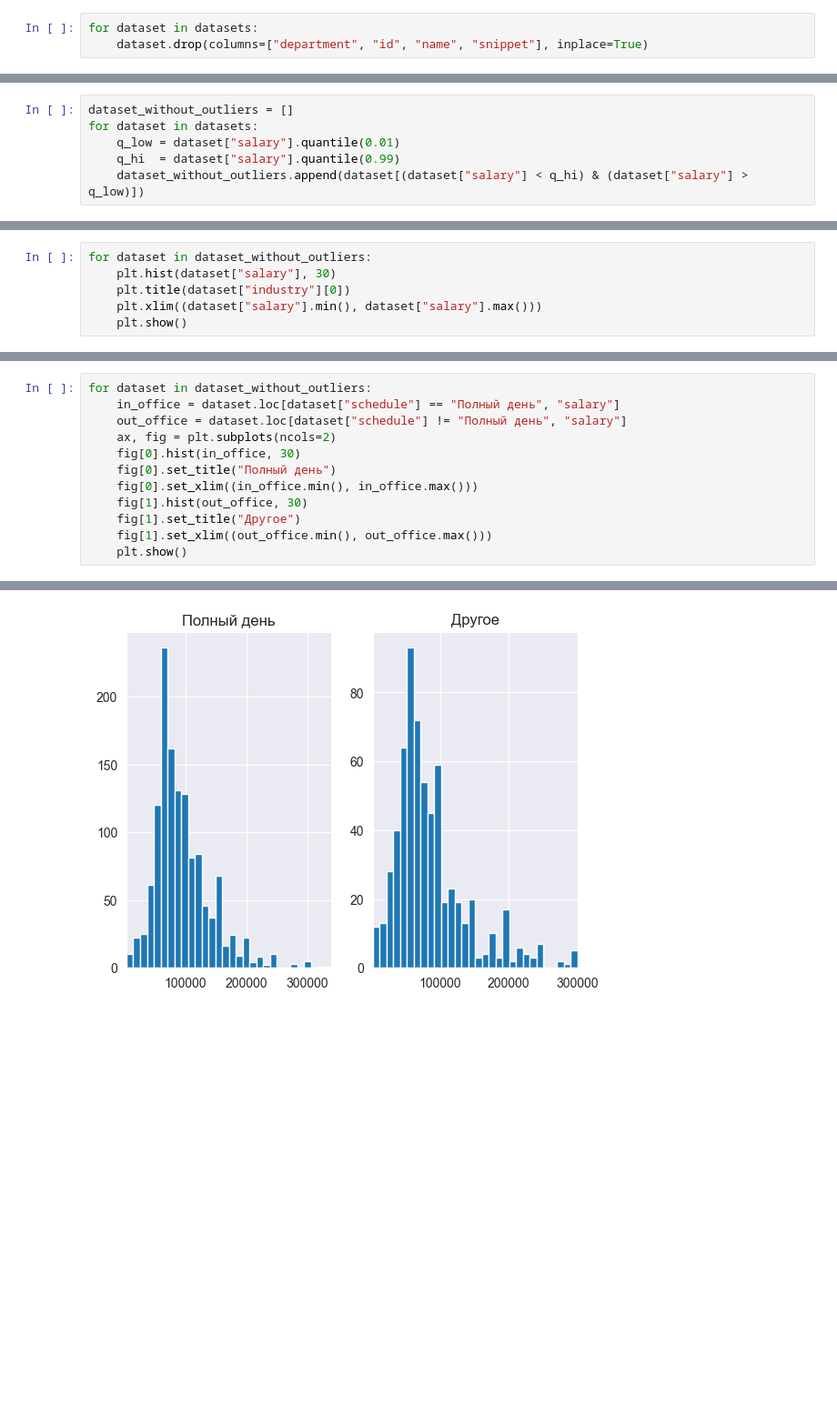
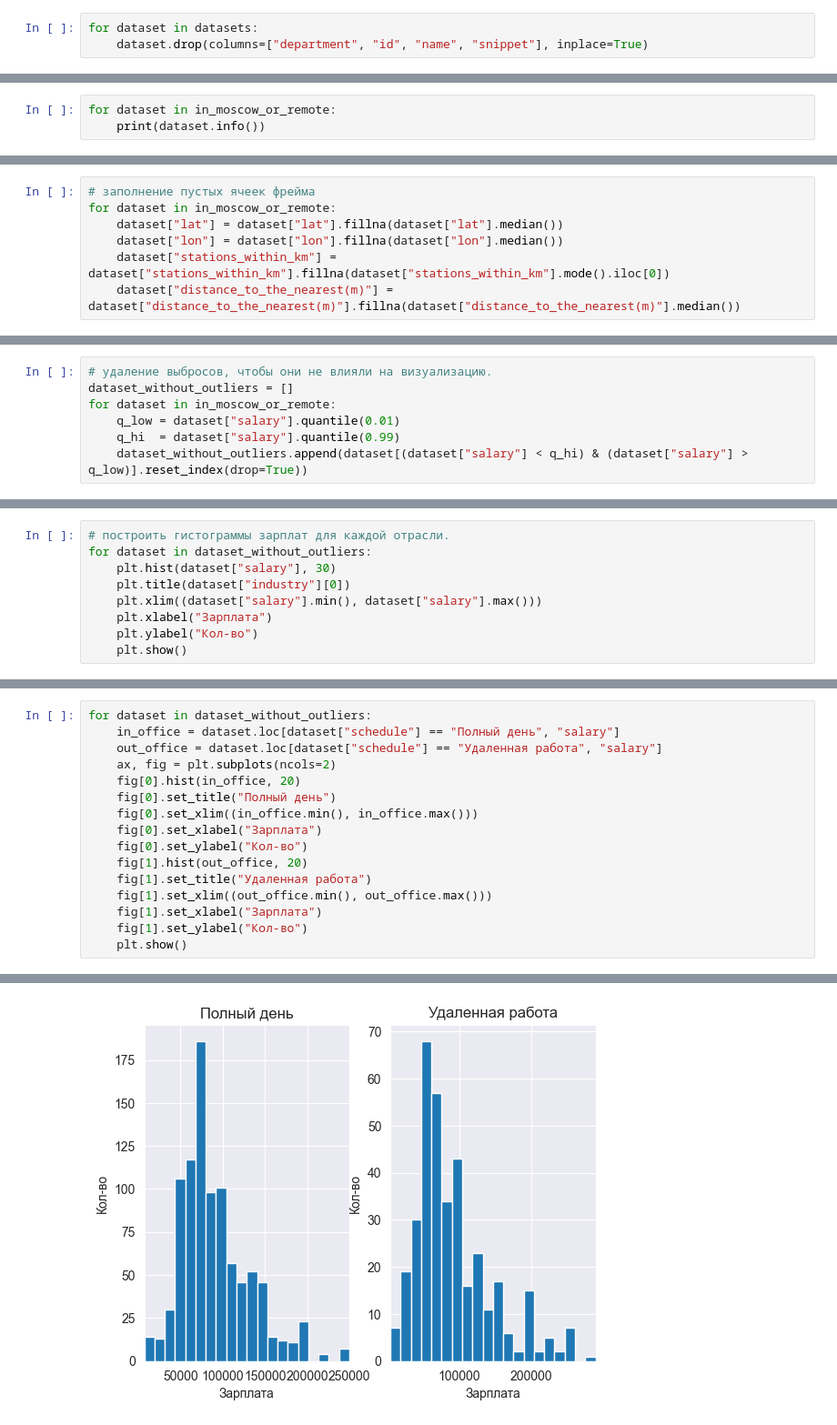
Before and after one commit to msaltovsky/hh_ru_vacancies_analysis, a Jupyter notebook: hh_vacancies_analyzis.ipynb, the cells around one changed output, grey strips where cells are left out. Shown at 91% size. Cells and saved outputs as stored; diff of their text form; blank space fills up the shorter version.

```diff
--- a/hh_vacancies_analyzis.ipynb
+++ b/hh_vacancies_analyzis.ipynb
@@ -232,0 +190,3 @@ Name: count, dtype: int64
+# %%
+for dataset in in_moscow_or_remote:
+    print(dataset.info())
@@ -236,0 +215,7 @@ Name: count, dtype: int64
+# %%
+# заполнение пустых ячеек фрейма
+for dataset in in_moscow_or_remote:
+    dataset["lat"] = dataset["lat"].fillna(dataset["lat"].median())
+    dataset["lon"] = dataset["lon"].fillna(dataset["lon"].median())
+    dataset["stations_within_km"] = dataset["stations_within_km"].fillna(dataset["stations_within_km"].mode().iloc[0])
+    dataset["distance_to_the_nearest(m)"] = dataset["distance_to_the_nearest(m)"].fillna(dataset["distance_to_the_nearest(m)"].median())
@@ -245,6 +248,7 @@ datasets[0].shape
 # %%
+# удаление выбросов, чтобы они не влияли на визуализацию.
 dataset_without_outliers = []
-for dataset in datasets:
+for dataset in in_moscow_or_remote:
     q_low = dataset["salary"].quantile(0.01)
     q_hi  = dataset["salary"].quantile(0.99)
-    dataset_without_outliers.append(dataset[(dataset["salary"] < q_hi) & (dataset["salary"] > q_low)])
+    dataset_without_outliers.append(dataset[(dataset["salary"] < q_hi) & (dataset["salary"] > q_low)].reset_index(drop=True))
@@ -255,7 +255,10 @@ dataset_without_outliers[0].shape
 # %%
+# построить гистограммы зарплат для каждой отрасли.
 for dataset in dataset_without_outliers:
     plt.hist(dataset["salary"], 30)
     plt.title(dataset["industry"][0])
     plt.xlim((dataset["salary"].min(), dataset["salary"].max()))
+    plt.xlabel("Зарплата")
+    plt.ylabel("Кол-во")
     plt.show()
 # %% [output]
@@ -267,13 +270,17 @@ for dataset in dataset_without_outliers:
 # %%
 for dataset in dataset_without_outliers:
     in_office = dataset.loc[dataset["schedule"] == "Полный день", "salary"]
-    out_office = dataset.loc[dataset["schedule"] != "Полный день", "salary"]
+    out_office = dataset.loc[dataset["schedule"] == "Удаленная работа", "salary"]
     ax, fig = plt.subplots(ncols=2)
-    fig[0].hist(in_office, 30)
+    fig[0].hist(in_office, 20)
     fig[0].set_title("Полный день")
     fig[0].set_xlim((in_office.min(), in_office.max()))
-    fig[1].hist(out_office, 30)
-    fig[1].set_title("Другое")
+    fig[0].set_xlabel("Зарплата")
+    fig[0].set_ylabel("Кол-во")
+    fig[1].hist(out_office, 20)
+    fig[1].set_title("Удаленная работа")
     fig[1].set_xlim((out_office.min(), out_office.max()))
+    fig[1].set_xlabel("Зарплата")
+    fig[1].set_ylabel("Кол-во")
     plt.show()
 # %% [output]
@@ -281 +288 @@ for dataset in dataset_without_outliers:
-[figure, old version]
+[figure, new version]
```
Also changed, not shown: parts of 85 cells of this notebook, 3 other files.
